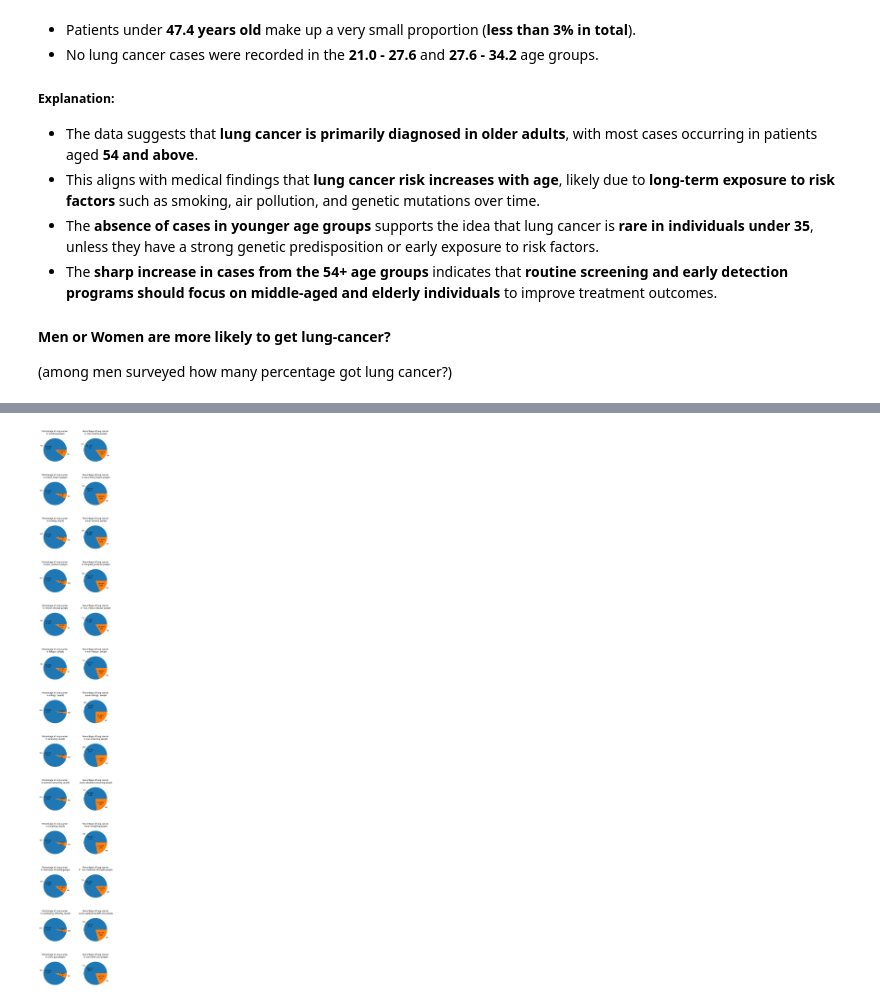
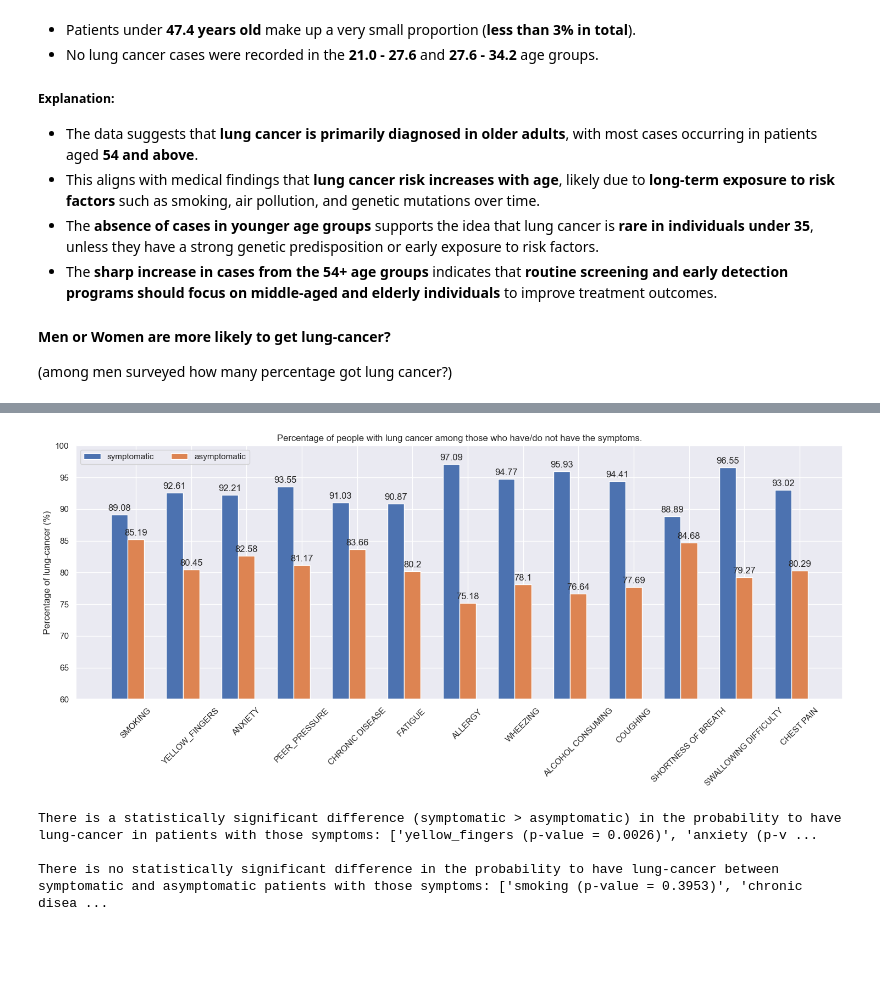
Before and after one commit to hieungoclb02/Lung-cancer-survey, a Jupyter notebook: Code.ipynb, the cells around one changed output, grey strips where cells are left out. Saved outputs shown, nothing was run; the diff lists cells and outputs as text; code cells hidden in the pictures; blank space fills up the shorter version.

```diff
--- a/Code.ipynb
+++ b/Code.ipynb
@@ -267,19 +329,51 @@ ax[1].set(title='Percentage of lung-cancer in female');
 - This suggests that **both men and women are at high risk**, likely due to shared environmental, genetic, or lifestyle factors beyond just gender-based exposure (e.g., smoking rates).
-# %%
-fig, ax=plt.subplots(13,2,figsize=(8,60))
-for i in range(2,15):
-
-    new_fig = df[[df.columns[i],'lung_cancer']]
-    new_fig = new_fig[new_fig[df.columns[i]]==2].value_counts().to_frame().reset_index()
-
-    non_new_fig = df[[df.columns[i],'lung_cancer']]
-    non_new_fig = non_new_fig[non_new_fig[df.columns[i]]==1].value_counts().to_frame().reset_index()
-
-    ax[i-2][0].pie(labels=['YES','NO'],x=new_fig['count'],autopct=lambda p: '{:.2f}%\n({:,.0f})'.format(p, p * sum(new_fig['count']) / 100))
-    ax[i-2][1].pie(labels=['YES','NO'],x=non_new_fig['count'], autopct=lambda p: '{:.2f}%\n({:,.0f})'.format(p, p * sum(non_new_fig['count']) / 100))
-    ax[i-2][0].set(title=f'Percentage of lung-cancer\n in {df.columns[i].lower()} people')
-    ax[i-2][1].set(title=f'Percentage of lung-cancer\n in non-{df.columns[i].lower()} people');
-plt.subplots_adjust(hspace=0.5)
-# %% [output]
-[figure, removed]
+# %%
+chars=list(df.columns[2:-2]) #species
+yes_no_ = {'symptomatic':[],
+          'asymptomatic':[]}
+for i in chars:
+    yes_no_['symptomatic'].append(round(len(df[(df[i]==2) & (df['lung_cancer']==2)])/len(df[df[i]==2])*100,2))
+    yes_no_['asymptomatic'].append(round(len(df[(df[i]==1)& (df['lung_cancer']==2)])/len(df[df[i]==1])*100,2))
+
+x = np.arange(len(chars))  # the label locations
+width = 0.3  # the width of the bars
+multiplier = 0
+
+fig, ax = plt.subplots(figsize=(18,6))
+
+for attribute, measurement in yes_no_.items():
+    offset = width * multiplier
+    rects = ax.bar(x + offset, measurement, width, label=attribute)
+    ax.bar_label(rects, padding=3)
+    multiplier += 1
+
+# Add some text for labels, title and custom x-axis tick labels, etc.
+ax.set_ylabel('Percentage of lung-cancer (%)')
+ax.set_title('Percentage of people with lung cancer among those who have/do not have the symptoms.')
+ax.set_xticks(x + width, chars)
+ax.legend(loc='upper left', ncols=3)
+ax.tick_params(axis='x',rotation=45)
+ax.set_ylim(60, 100)
+
+plt.show()
+# %% [output]
+[figure, added]
+# %%
+#statistical test
+sig_=[]
+no_sig_=[]
+for i in chars:
+    contingency_table = pd.crosstab(df[i], df['lung_cancer'])
+    chi2,p,dof,expect = stats.chi2_contingency(contingency_table)
+    if p<0.05:
+        sig_.append(f'{i.lower()} (p-value = {p:.4f})')
+    else:
+        no_sig_.append(f'{i.lower()} (p-value = {p:.4f})')
+
+print(f'There is a statistically significant difference (symptomatic > asymptomatic) in the probability to have lung-cancer in patients with those symptoms: {sig_}\n')
+print(f'There is no statistically significant difference in the probability to have lung-cancer between symptomatic and asymptomatic patients with those symptoms: {no_sig_} \n')
+# %% [output]
+There is a statistically significant difference (symptomatic > asymptomatic) in the probability to have lung-cancer in patients with those symptoms: ['yellow_fingers (p-value = 0.0026)', 'anxiety (p-v ...
+
+There is no statistically significant difference in the probability to have lung-cancer between symptomatic and asymptomatic patients with those symptoms: ['smoking (p-value = 0.3953)', 'chronic disea ...
 # %% [markdown]
```
Also changed, not shown: parts of 23 cells of this notebook.
